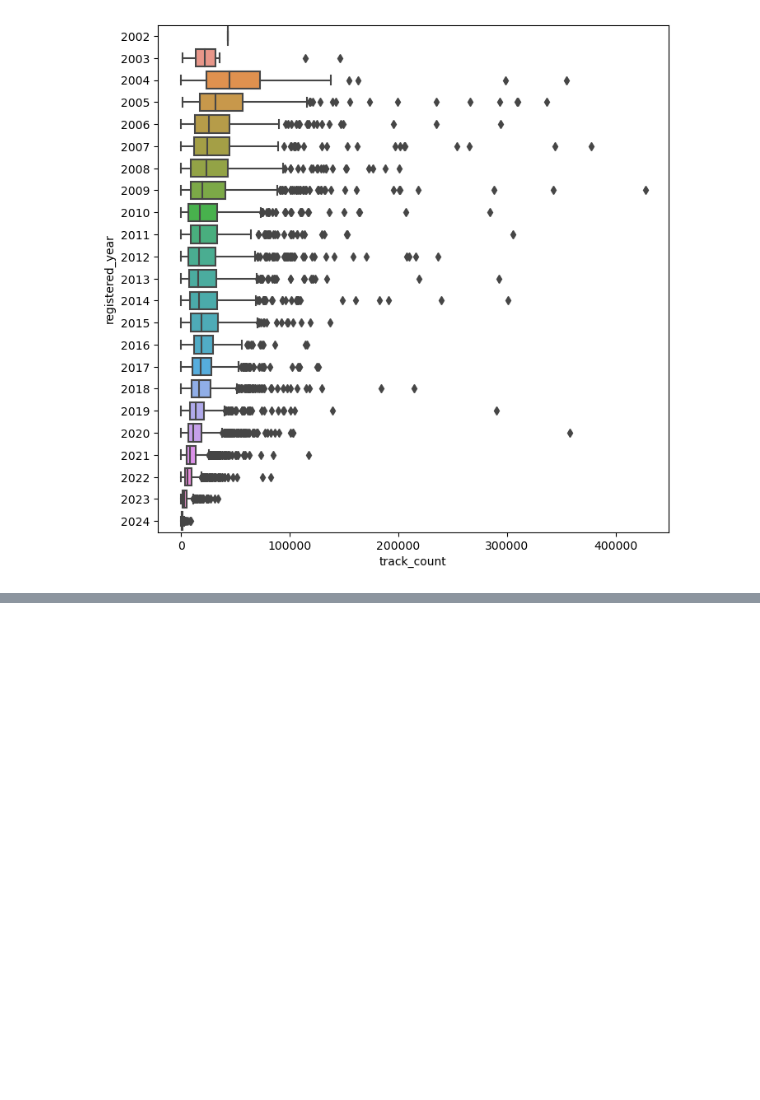
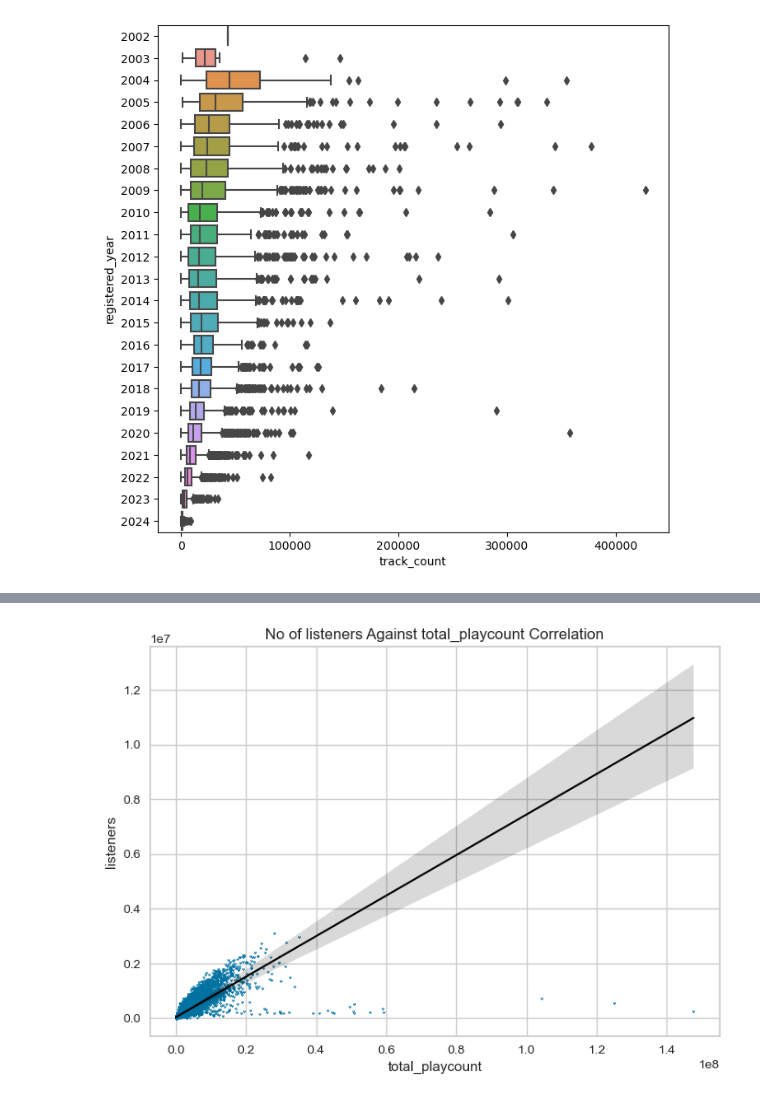
Before and after one commit to LauWyeRock/RecommendationSystem, a Jupyter notebook: Data/EDA_latest.ipynb, the cells around one changed output, grey strips where cells are left out. Drawn from its saved outputs; the diff is of its cells as text; code cells hidden in the pictures; blank space fills up the shorter version.

```diff
--- a/Data/EDA_latest.ipynb
+++ b/Data/EDA_latest.ipynb
@@ -267,0 +289,7 @@ memory usage: 20.8+ MB
+# %%
+# observing the correlation between listeners and total_playcount
+plt.clf()
+sns.regplot(data=songs_all, y='listeners', x='total_playcount', scatter_kws={'s':2}, marker='2', line_kws={"color": "black", 'linewidth':1.5}).set(title='No of listeners Against total_playcount Correlation')
+plt.show()
+# %% [output]
+[figure, added]
```
Also changed, not shown: parts of 35 cells of this notebook, 2 other files.
